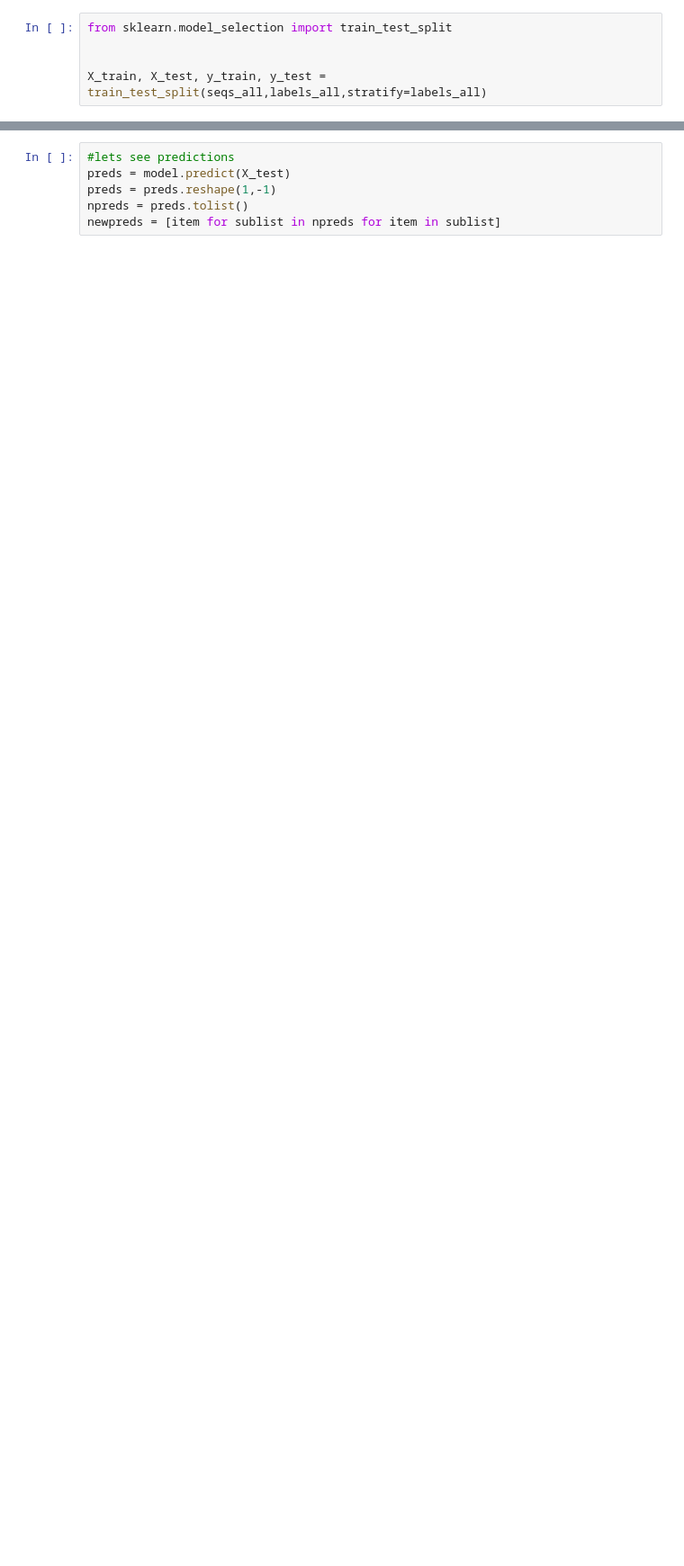
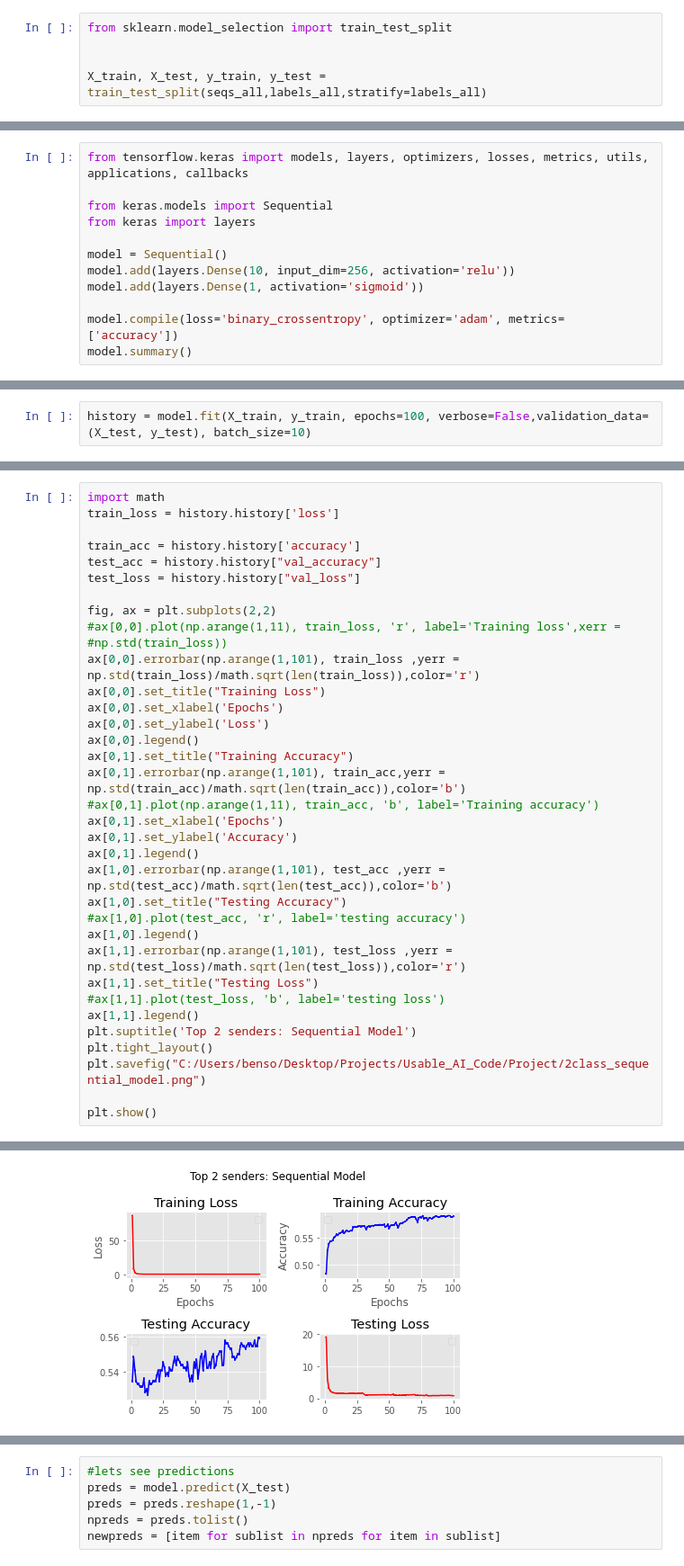
Before and after one commit to lvbenson/Usable_AI_Code, a Jupyter notebook: Project/analysis.ipynb, the cells around one changed output, grey strips where cells are left out. Shown at 90% size. Cells and saved outputs as stored; diff of their text form; blank space fills up the shorter version.

```diff
--- a/Project/analysis.ipynb
+++ b/Project/analysis.ipynb
@@ -81,0 +101,12 @@ X_train, X_test, y_train, y_test = train_test_split(seqs_all,labels_all,stratify
+# %%
+from tensorflow.keras import models, layers, optimizers, losses, metrics, utils, applications, callbacks
+
+from keras.models import Sequential
+from keras import layers
+
+model = Sequential()
+model.add(layers.Dense(10, input_dim=256, activation='relu'))
+model.add(layers.Dense(1, activation='sigmoid'))
+
+model.compile(loss='binary_crossentropy', optimizer='adam', metrics=['accuracy'])
+model.summary()
@@ -81,0 +126,2 @@ X_train, X_test, y_train, y_test = train_test_split(seqs_all,labels_all,stratify
+# %%
+history = model.fit(X_train, y_train, epochs=100, verbose=False,validation_data=(X_test, y_test), batch_size=10)
@@ -81,0 +139,36 @@ X_train, X_test, y_train, y_test = train_test_split(seqs_all,labels_all,stratify
+# %%
+import math
+train_loss = history.history['loss']
+
+train_acc = history.history['accuracy']
+test_acc = history.history["val_accuracy"]
+test_loss = history.history["val_loss"]
+
+fig, ax = plt.subplots(2,2)
+#ax[0,0].plot(np.arange(1,11), train_loss, 'r', label='Training loss',xerr =
+#np.std(train_loss))
+ax[0,0].errorbar(np.arange(1,101), train_loss ,yerr = np.std(train_loss)/math.sqrt(len(train_loss)),color='r')
+ax[0,0].set_title("Training Loss")
+ax[0,0].set_xlabel('Epochs')
+ax[0,0].set_ylabel('Loss')
+ax[0,0].legend()
+ax[0,1].set_title("Training Accuracy")
+ax[0,1].errorbar(np.arange(1,101), train_acc,yerr = np.std(train_acc)/math.sqrt(len(train_acc)),color='b')
+#ax[0,1].plot(np.arange(1,11), train_acc, 'b', label='Training accuracy')
+ax[0,1].set_xlabel('Epochs')
+ax[0,1].set_ylabel('Accuracy')
+ax[0,1].legend()
+ax[1,0].errorbar(np.arange(1,101), test_acc ,yerr = np.std(test_acc)/math.sqrt(len(test_acc)),color='b')
+ax[1,0].set_title("Testing Accuracy")
+#ax[1,0].plot(test_acc, 'r', label='testing accuracy')
+ax[1,0].legend()
+ax[1,1].errorbar(np.arange(1,101), test_loss ,yerr = np.std(test_loss)/math.sqrt(len(test_loss)),color='r')
+ax[1,1].set_title("Testing Loss")
+#ax[1,1].plot(test_loss, 'b', label='testing loss')
+ax[1,1].legend()
+plt.suptitle('Top 2 senders: Sequential Model')
+plt.tight_layout()
+plt.savefig("C:/Users/benso/Desktop/Projects/Usable_AI_Code/Project/2class_sequential_model.png")
+
+plt.show()
+# %% [output]
@@ -81,0 +179 @@ X_train, X_test, y_train, y_test = train_test_split(seqs_all,labels_all,stratify
+[figure, added]
```
Also changed, not shown: parts of 13 cells of this notebook, 3 other files.
